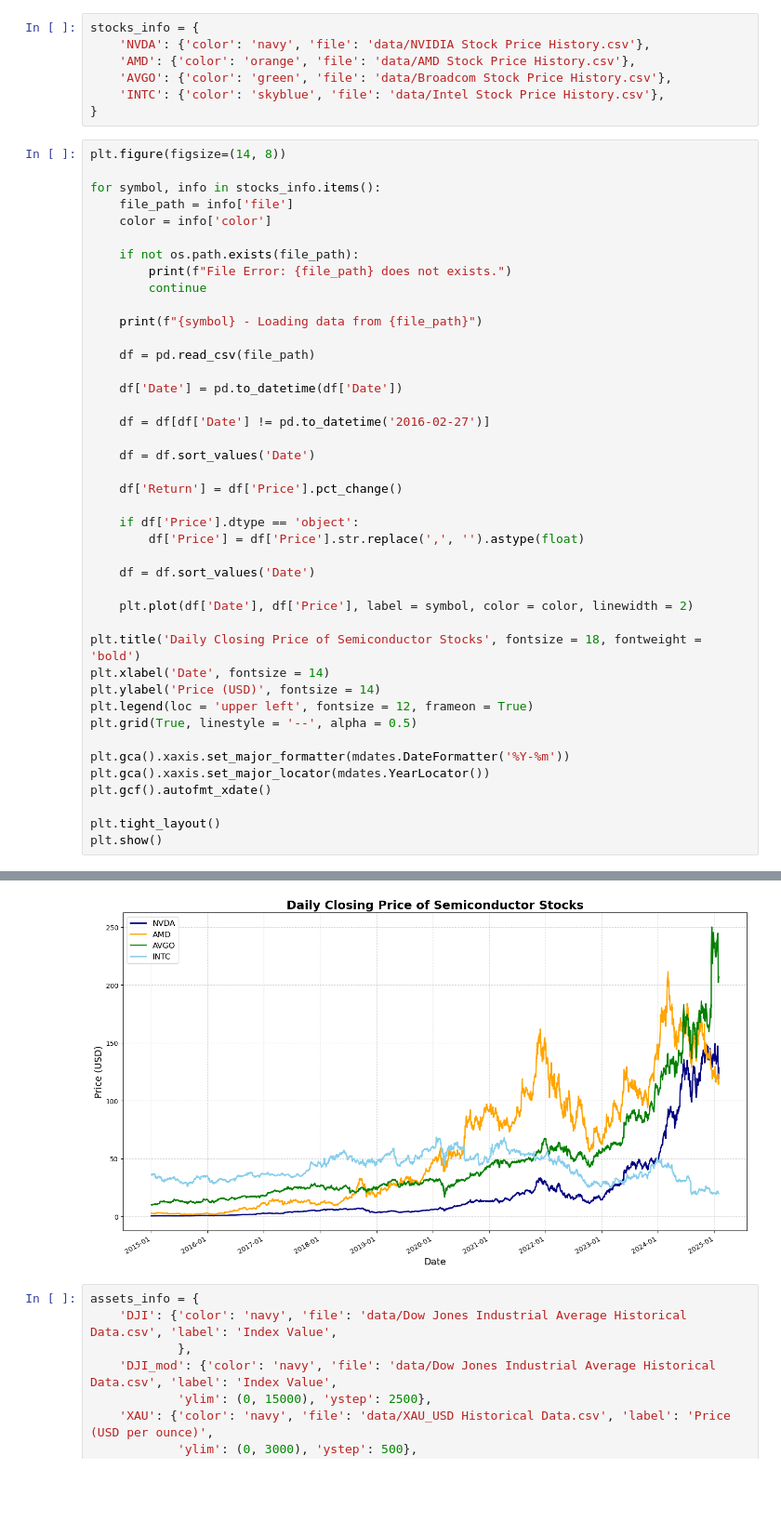
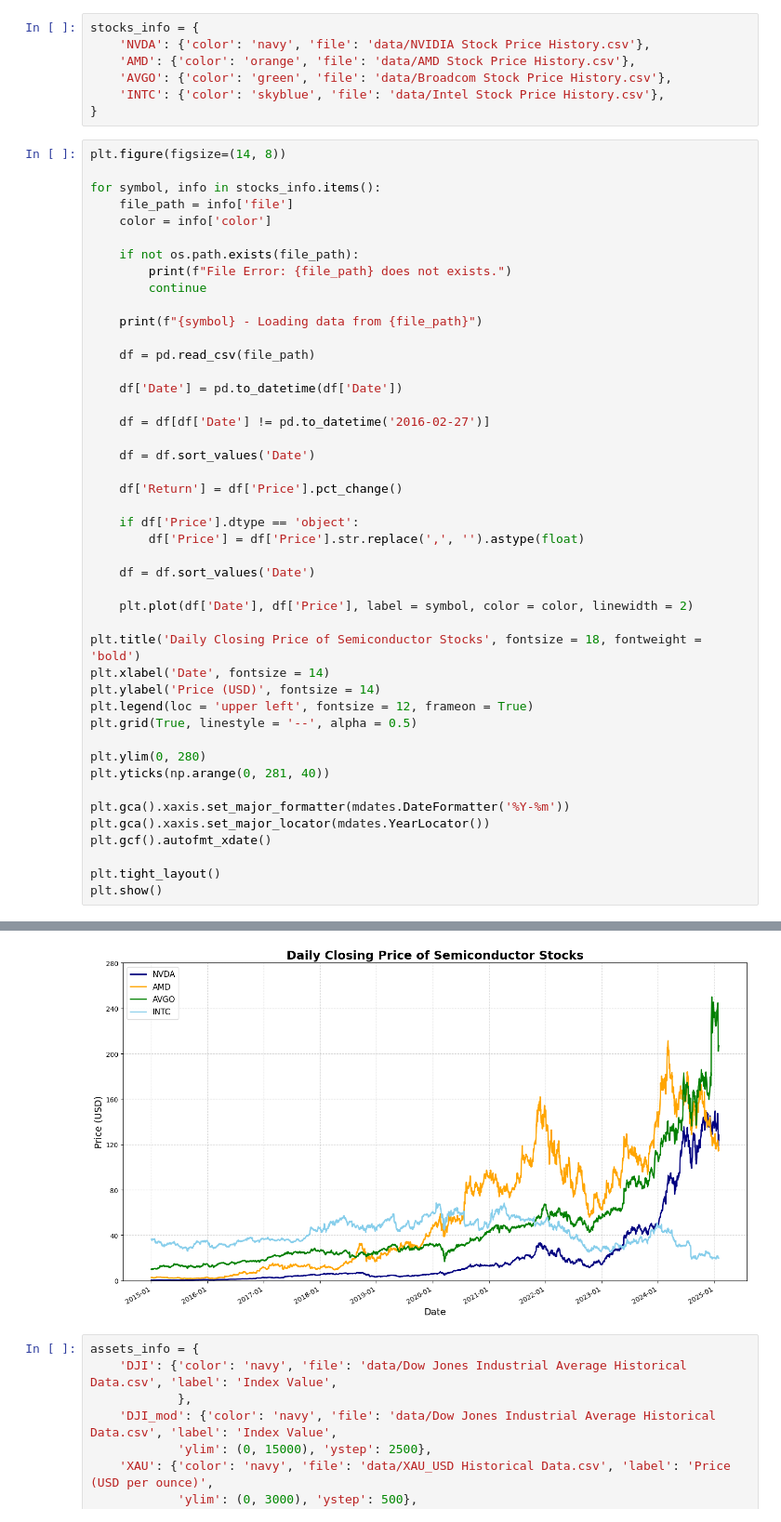
Before and after one commit to turtle-jaewoo/MF-ADCCA, a Jupyter notebook: MF-ADCCA.ipynb, the cells around one changed output, grey strips where cells are left out. Shown at 93% size. Cells and saved outputs as stored; diff of their text form; blank space fills up the shorter version.

```diff
--- a/MF-ADCCA.ipynb
+++ b/MF-ADCCA.ipynb
@@ -35,34 +37,37 @@ for symbol, info in stocks_info.items():
     df = df[df['Date'] != pd.to_datetime('2016-02-27')]
 
     df = df.sort_values('Date')
 
     df['Return'] = df['Price'].pct_change()
 
     if df['Price'].dtype == 'object':
         df['Price'] = df['Price'].str.replace(',', '').astype(float)
 
     df = df.sort_values('Date')
 
     plt.plot(df['Date'], df['Price'], label = symbol, color = color, linewidth = 2)
 
 plt.title('Daily Closing Price of Semiconductor Stocks', fontsize = 18, fontweight = 'bold')
 plt.xlabel('Date', fontsize = 14)
 plt.ylabel('Price (USD)', fontsize = 14)
 plt.legend(loc = 'upper left', fontsize = 12, frameon = True)
 plt.grid(True, linestyle = '--', alpha = 0.5)
 
+plt.ylim(0, 280)
+plt.yticks(np.arange(0, 281, 40))
+
 plt.gca().xaxis.set_major_formatter(mdates.DateFormatter('%Y-%m'))
 plt.gca().xaxis.set_major_locator(mdates.YearLocator())
 plt.gcf().autofmt_xdate()
 
 plt.tight_layout()
 plt.show()
 # %% [output]
 NVDA - Loading data from data/NVIDIA Stock Price History.csv
 AMD - Loading data from data/AMD Stock Price History.csv
 AVGO - Loading data from data/Broadcom Stock Price History.csv
 INTC - Loading data from data/Intel Stock Price History.csv
-[figure, old version]
+[figure, new version]
 # %%
 assets_info = {
     'DJI': {'color': 'navy', 'file': 'data/Dow Jones Industrial Average Historical Data.csv', 'label': 'Index Value',
```
Also changed, not shown: parts of 7 cells of this notebook.
